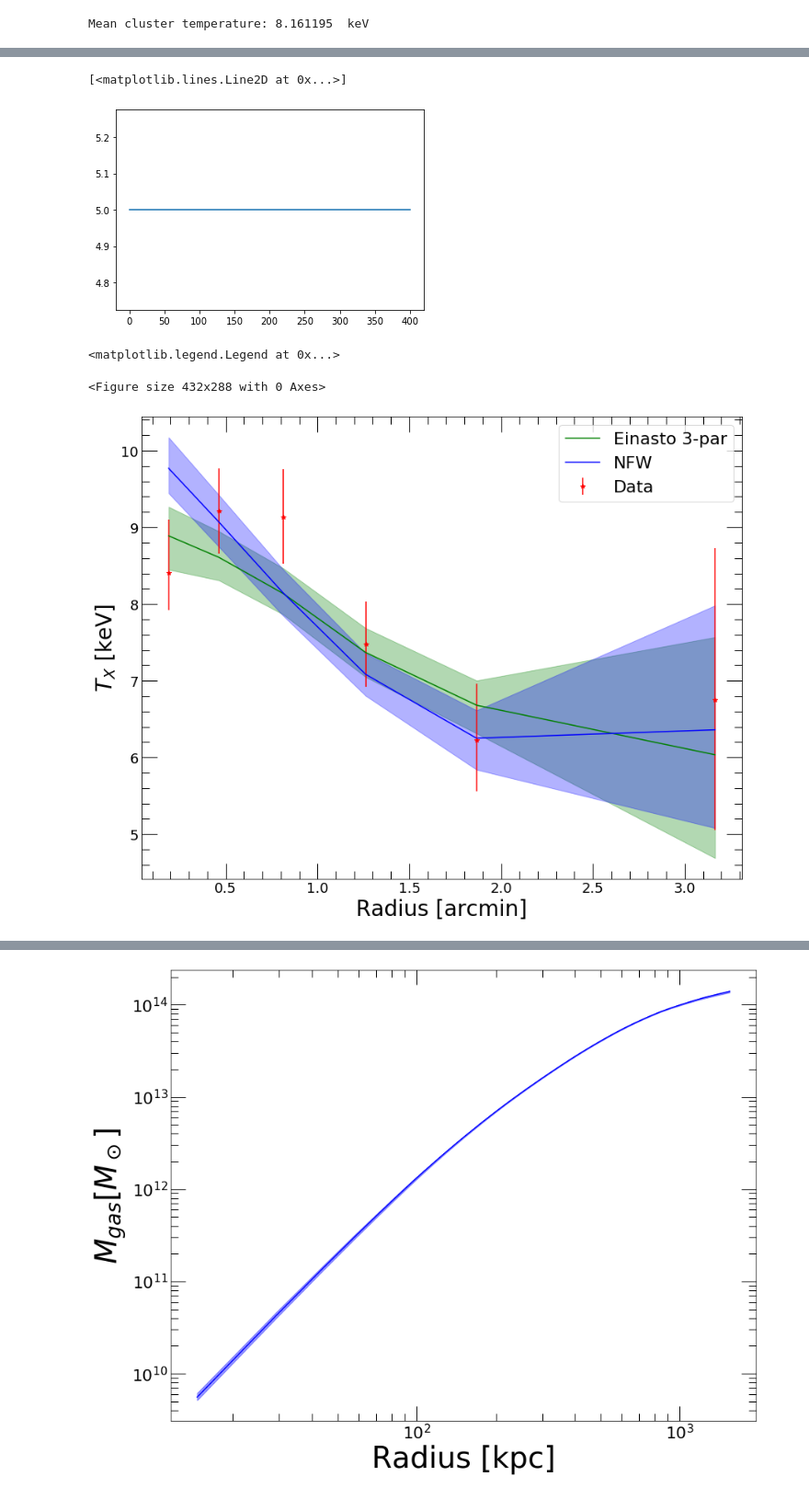
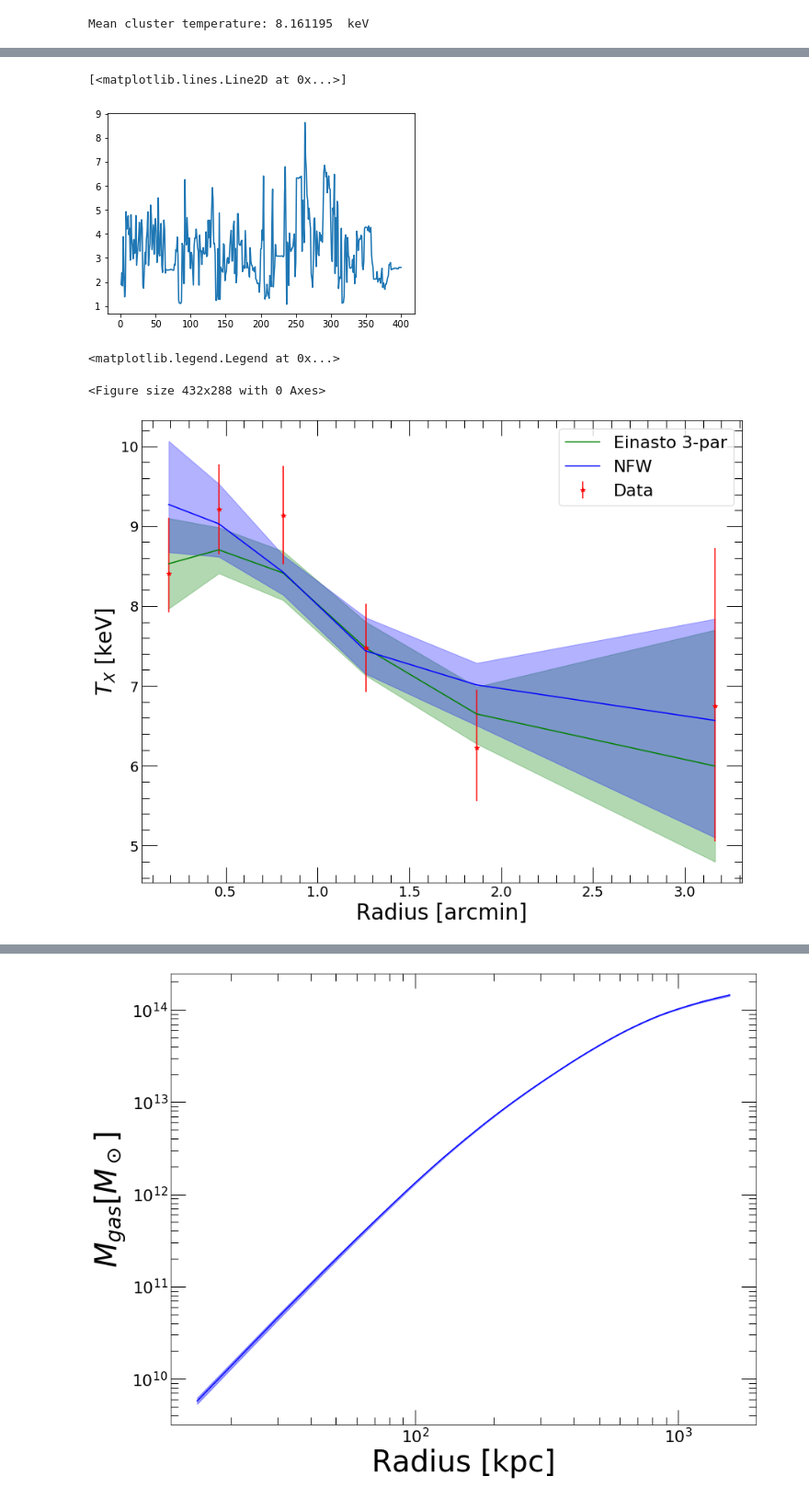
Before and after one commit to domeckert/hydromass, a Jupyter notebook: MACS0451.ipynb, the cells around one changed output, grey strips where cells are left out. Shown at 92% size. Cells and saved outputs as stored; diff of their text form; code cells hidden in the pictures.

```diff
--- a/MACS0451.ipynb
+++ b/MACS0451.ipynb
@@ -128,8 +147,12 @@ The constructor of the Mhyd class requires the following input:
 
 Note that either spec_data or sz_data or both can be specified.
 # %%
-tmhyd = hydromass.Mhyd(profile=p2,
-                       spec_data='../../cluster_data/VLP/MACS0451/spectral_results_MACS0451.fits',
+spec_data = hydromass.SpecData(redshift=z_m0451,spec_data='../../cluster_data/VLP/MACS0451/spectral_results_MACS0451.fits')
+
+spec_data.PSF(pixsize=2.5/60., psffunc=fking)
+
+tmhyd = hydromass.Mhyd(sbprofile=p2,
+                       spec_data=spec_data,
                        redshift=z_m0451,
                        cosmo=pyproffit.cosmo)
 # %% [output]
@@ -154,4 +177,4 @@ Now let us define a mass model. This is done with the hydromass.Model class, whi
 Now let's define an NFW model with default parameters
 # %%
 
-model = hydromass.Model(massmod='NFW', fix=[True, False])
+model = hydromass.Model(massmod='NFW')
@@ -384,10 +425,10 @@ plt.legend(fontsize=22)
 # %% [markdown]
 ## Now let's redo the same thing with the Einasto model
 # %%
-modein3 = hydromass.Model(massmod='EIN3', fix=[False, False, True])
+modein3 = hydromass.Model(massmod='EIN3', fix=[False, False, False])
 # %%
-mhydein3 = hydromass.Mhyd(profile=p2,
-                          spec_data='../../cluster_data/VLP/MACS0451/spectral_results_MACS0451.fits',
+mhydein3 = hydromass.Mhyd(sbprofile=p2,
+                          spec_data=spec_data,
                           redshift=z_m0451,
                           cosmo=pyproffit.cosmo)
 # %% [output]
@@ -424,33 +471,33 @@ Done.
 plt.plot(np.arange(1,len(mhydein3.samppar[:,2])+1,1), mhydein3.samppar[:,2])
 # %% [output]
 [<matplotlib.lines.Line2D at 0x...>]
-[figure, old version]
+[figure, new version]
 # %%
 plt.clf()
 
 plt.clf()
 
 fig = plt.figure(figsize=(13,10))
 ax = fig.add_axes(ax_size)
 ax.minorticks_on()
 ax.tick_params(length=20, width=1, which='major', direction='in', right=True, top=True)
 ax.tick_params(length=10, width=1, which='minor', direction='in', right=True, top=True)
 for item in (ax.get_xticklabels() + ax.get_yticklabels()):
     item.set_fontsize(18)
 
 plt.xlabel('Radius [arcmin]', fontsize=28)
 plt.ylabel('$T_{X}$ [keV]', fontsize=28)
-plt.errorbar(mhydein3.rref_x_am,mhydein3.temp_x,yerr=np.array([mhydein3.templ,mhydein3.temph]),fmt='*',color='red', label='Data')
-plt.plot(mhydein3.rref_x_am,mhydein3.ktmod,color='green', label='Einasto 3-par')
-plt.fill_between(mhydein3.rref_x_am, mhydein3.ktmod_lo, mhydein3.ktmod_hi, color='green', alpha=0.3)
-plt.plot(tmhyd.rref_x_am,tmhyd.ktmod,color='blue', label='NFW')
-plt.fill_between(tmhyd.rref_x_am, tmhyd.ktmod_lo, tmhyd.ktmod_hi, color='blue', alpha=0.3)
+plt.errorbar(mhydein3.spec_data.rref_x_am,mhydein3.spec_data.temp_x,yerr=np.array([mhydein3.spec_data.templ,mhydein3.spec_data.temph]),fmt='*',color='red', label='Data')
+plt.plot(mhydein3.spec_data.rref_x_am,mhydein3.ktmod,color='green', label='Einasto 3-par')
+plt.fill_between(mhydein3.spec_data.rref_x_am, mhydein3.ktmod_lo, mhydein3.ktmod_hi, color='green', alpha=0.3)
+plt.plot(tmhyd.spec_data.rref_x_am,tmhyd.ktmod,color='blue', label='NFW')
+plt.fill_between(tmhyd.spec_data.rref_x_am, tmhyd.ktmod_lo, tmhyd.ktmod_hi, color='blue', alpha=0.3)
 
 plt.legend(fontsize=22)
 # %% [output]
 <matplotlib.legend.Legend at 0x...>
 <Figure size 432x288 with 0 Axes>
-[figure, old version]
+[figure, new version]
 # %%
 res_ein = hydromass.mass_from_samples(mhydein3, modein3)
 # %%
```
Also changed, not shown: parts of 45 cells of this notebook, 6 other files.
